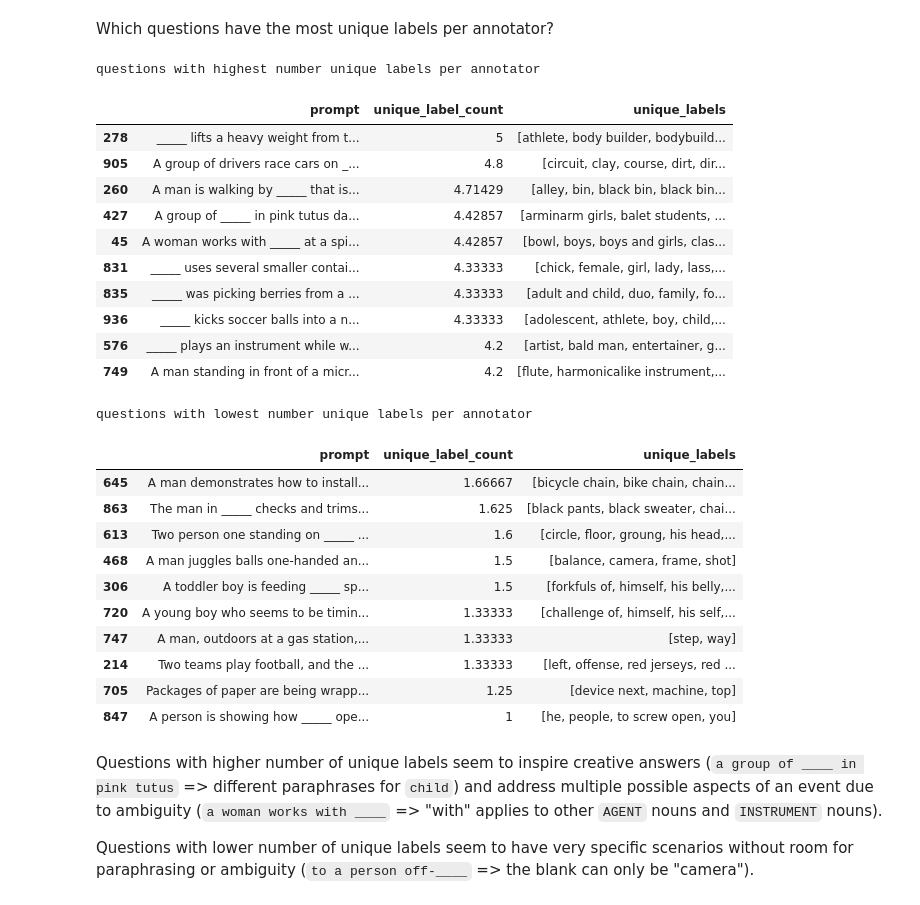
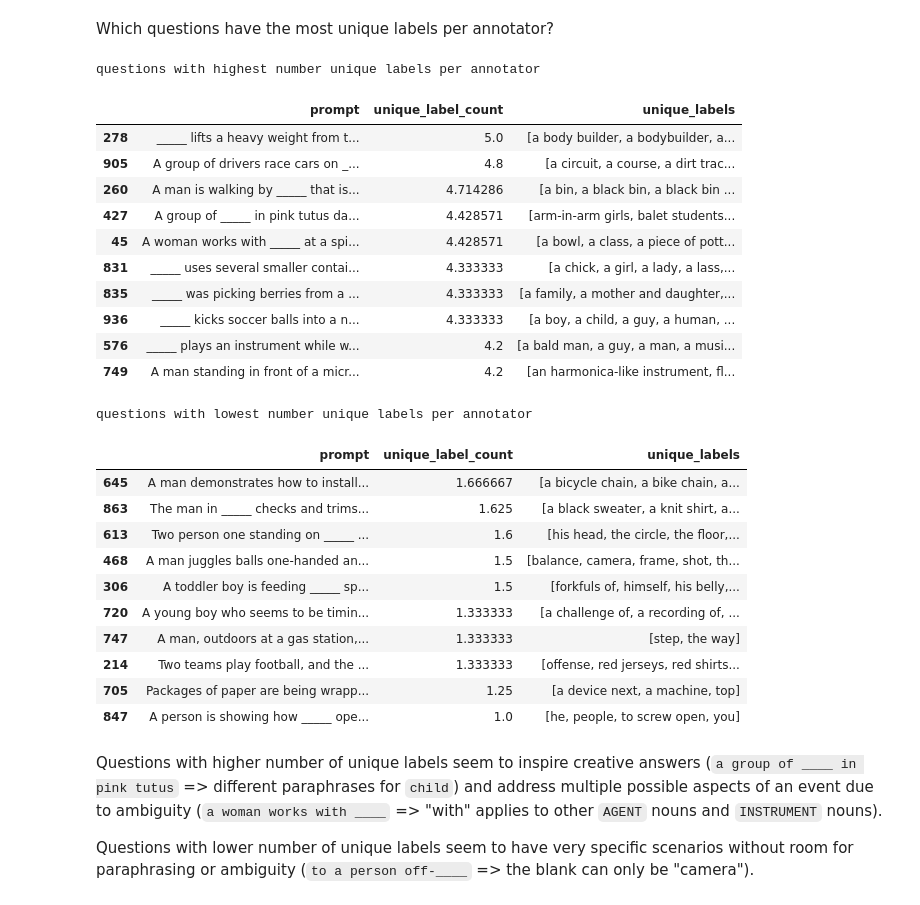
Before and after one commit to MichiganNLP/video-fill-in-the-blank, a Jupyter notebook: notebooks/compute_annotator_statistics.ipynb, the cells around one changed output. Saved outputs shown, nothing was run; the diff lists cells and outputs as text; code cells hidden in the pictures.

```diff
--- a/notebooks/compute_annotator_statistics.ipynb
+++ b/notebooks/compute_annotator_statistics.ipynb
@@ -239,20 +236,16 @@ The longest NPs for the annotation labels tend to have coordination (`2 teams on
 ### Unique NPs per question
 How many unique NPs does each question get?
 # %%
-import sys
-if('..' not in sys.path):
-    sys.path.append('..')
-from lqam.core.metrics import normalize_answer
 def get_num_unique_labels_per_annotator(data):
     ## TODO: only include first label from each annotator? some annotators may have included extra words just for bonus
-    data_annotation_label_sets = [set([normalize_answer(y.lower()) for y in x]) for x in data['additional_answers']]
+    data_annotation_label_sets = [set([y.lower() for y in x]) for x in data['additional_answers']]
     num_unique_data_annotation_labels = list(map(lambda x: len(x), data_annotation_label_sets))
     mean_unique_data_annotation_labels = np.mean(num_unique_data_annotation_labels)
     return mean_unique_data_annotation_labels
-unique_labels_per_question = list(map(lambda x: list(sorted(set([normalize_answer(z.lower()) for y in x['additional_answers'] for z in y]))), valid_annotated_data))
+unique_labels_per_question = list(map(lambda x: list(sorted(set([z.lower() for y in x['additional_answers'] for z in y]))), valid_annotated_data))
 num_unique_labels_per_question = list(map(lambda x: len(x), unique_labels_per_question))
 num_unique_labels_per_question_per_annotator = list(map(lambda x: get_num_unique_labels_per_annotator(x), valid_annotated_data))
-plt.hist(num_unique_labels_per_question)
+plt.hist(num_unique_labels_per_question){}
 plt.xlabel('Number unique labels')
 plt.title('Labels per question')
 plt.show()
@@ -274,42 +267,42 @@ Which questions have the most unique labels per annotator?
 # %%
 pd.set_option('display.max_colwidth', 200)
 question_prompts = list(map(lambda x: x['masked_caption'], valid_annotated_data))
 
 unique_labels_per_question_per_annotator_data = pd.DataFrame([
     question_prompts,
-    num_unique_labels_per_question_per_annotator,
+    unique_labels_per_question_per_annotator,
     unique_labels_per_question,
 ], index=['prompt', 'unique_label_count', 'unique_labels']).transpose()
 unique_labels_per_question_per_annotator_data.sort_values('unique_label_count', inplace=True, ascending=False)
 print('questions with highest number unique labels per annotator')
 display(unique_labels_per_question_per_annotator_data.head(10))
 print('questions with lowest number unique labels per annotator')
 display(unique_labels_per_question_per_annotator_data.tail(10))
 # %% [output]
 questions with highest number unique labels per annotator
 |  | prompt | unique_label_count | unique_labels |
-| 278 | _____ lifts a heavy weight from t... | 5 | [athlete, body builder, bodybuild... |
-| 905 | A group of drivers race cars on _... | 4.8 | [circuit, clay, course, dirt, dir... |
-| 260 | A man is walking by _____ that is... | 4.71429 | [alley, bin, black bin, black bin... |
-| 427 | A group of _____ in pink tutus da... | 4.42857 | [arminarm girls, balet students, ... |
-| 45 | A woman works with _____ at a spi... | 4.42857 | [bowl, boys, boys and girls, clas... |
-| 831 | _____ uses several smaller contai... | 4.33333 | [chick, female, girl, lady, lass,... |
-| 835 | _____ was picking berries from a ... | 4.33333 | [adult and child, duo, family, fo... |
-| 936 | _____ kicks soccer balls into a n... | 4.33333 | [adolescent, athlete, boy, child,... |
-| 576 | _____ plays an instrument while w... | 4.2 | [artist, bald man, entertainer, g... |
-| 749 | A man standing in front of a micr... | 4.2 | [flute, harmonicalike instrument,... |
+| 278 | _____ lifts a heavy weight from t... | 5.0 | [a body builder, a bodybuilder, a... |
+| 905 | A group of drivers race cars on _... | 4.8 | [a circuit, a course, a dirt trac... |
+| 260 | A man is walking by _____ that is... | 4.714286 | [a bin, a black bin, a black bin ... |
+| 427 | A group of _____ in pink tutus da... | 4.428571 | [arm-in-arm girls, balet students... |
+| 45 | A woman works with _____ at a spi... | 4.428571 | [a bowl, a class, a piece of pott... |
+| 831 | _____ uses several smaller contai... | 4.333333 | [a chick, a girl, a lady, a lass,... |
+| 835 | _____ was picking berries from a ... | 4.333333 | [a family, a mother and daughter,... |
+| 936 | _____ kicks soccer balls into a n... | 4.333333 | [a boy, a child, a guy, a human, ... |
+| 576 | _____ plays an instrument while w... | 4.2 | [a bald man, a guy, a man, a musi... |
+| 749 | A man standing in front of a micr... | 4.2 | [an harmonica-like instrument, fl... |
 questions with lowest number unique labels per annotator
 |  | prompt | unique_label_count | unique_labels |
-| 645 | A man demonstrates how to install... | 1.66667 | [bicycle chain, bike chain, chain... |
-| 863 | The man in _____ checks and trims... | 1.625 | [black pants, black sweater, chai... |
-| 613 | Two person one standing on _____ ... | 1.6 | [circle, floor, groung, his head,... |
-| 468 | A man juggles balls one-handed an... | 1.5 | [balance, camera, frame, shot] |
+| 645 | A man demonstrates how to install... | 1.666667 | [a bicycle chain, a bike chain, a... |
+| 863 | The man in _____ checks and trims... | 1.625 | [a black sweater, a knit shirt, a... |
+| 613 | Two person one standing on _____ ... | 1.6 | [his head, the circle, the floor,... |
+| 468 | A man juggles balls one-handed an... | 1.5 | [balance, camera, frame, shot, th... |
 | 306 | A toddler boy is feeding _____ sp... | 1.5 | [forkfuls of, himself, his belly,... |
-| 720 | A young boy who seems to be timin... | 1.33333 | [challenge of, himself, his self,... |
-| 747 | A man, outdoors at a gas station,... | 1.33333 | [step, way] |
-| 214 | Two teams play football, and the ... | 1.33333 | [left, offense, red jerseys, red ... |
-| 705 | Packages of paper are being wrapp... | 1.25 | [device next, machine, top] |
-| 847 | A person is showing how _____ ope... | 1 | [he, people, to screw open, you] |
+| 720 | A young boy who seems to be timin... | 1.333333 | [a challenge of, a recording of, ... |
+| 747 | A man, outdoors at a gas station,... | 1.333333 | [step, the way] |
+| 214 | Two teams play football, and the ... | 1.333333 | [offense, red jerseys, red shirts... |
+| 705 | Packages of paper are being wrapp... | 1.25 | [a device next, a machine, top] |
+| 847 | A person is showing how _____ ope... | 1.0 | [he, people, to screw open, you] |
 # %% [markdown]
 Questions with higher number of unique labels seem to inspire creative answers (`a group of ____ in pink tutus` => different paraphrases for `child`) and address multiple possible aspects of an event due to ambiguity (`a woman works with ____` => "with" applies to other `AGENT` nouns and `INSTRUMENT` nouns).
 
```
Also changed, not shown: parts of 12 cells of this notebook.
